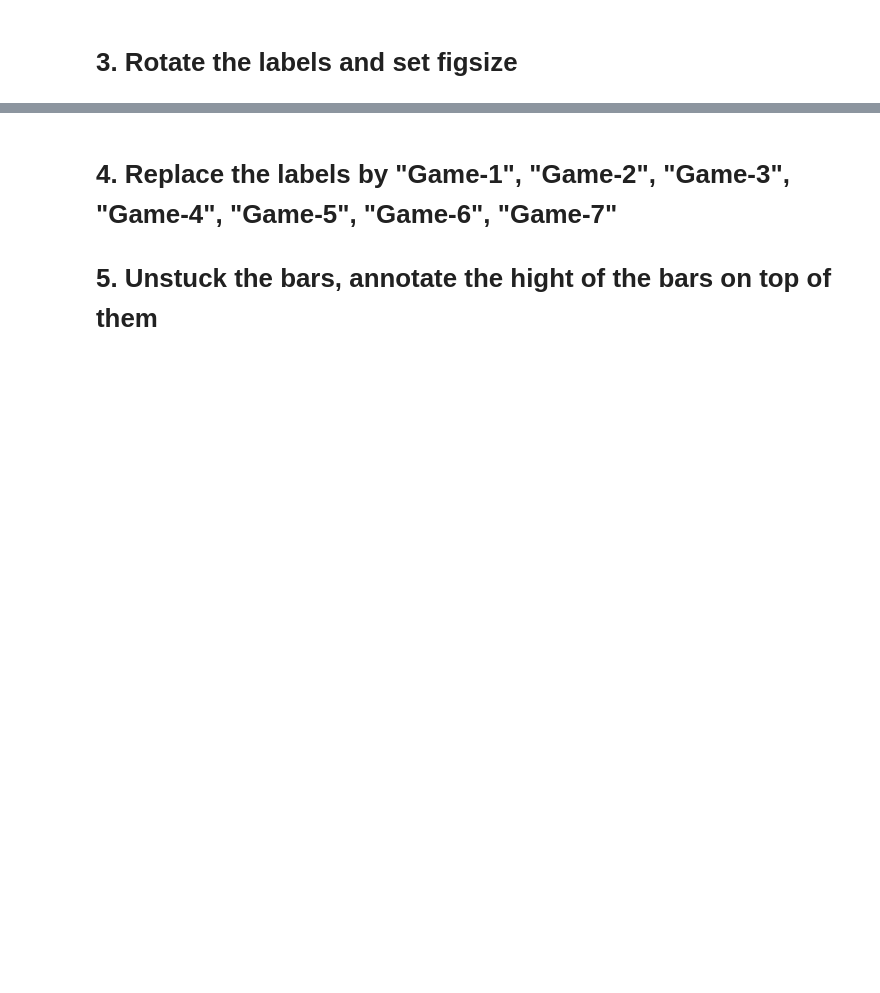
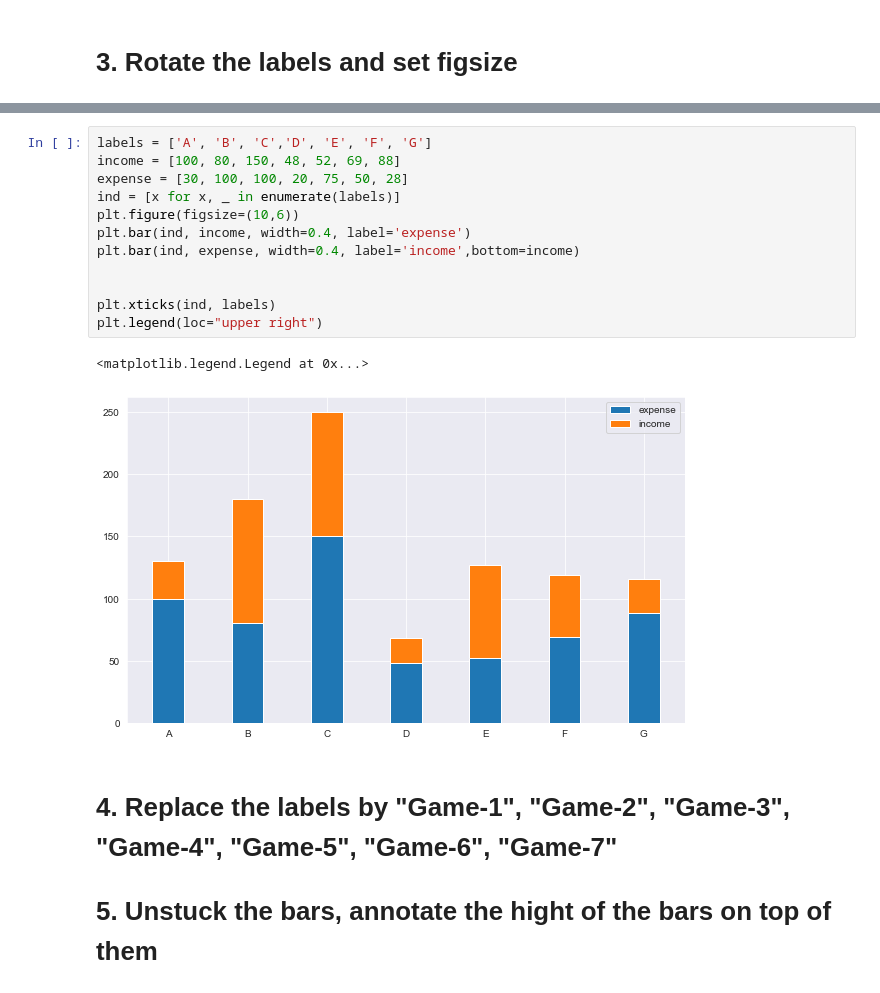
Before and after one commit to HilmiTaskin/Clarusway-DS-Students-08-21, a Jupyter notebook: 2- Weekly Agenda/week4_DV_student.ipynb, the cells around one changed output, grey strips where cells are left out. Saved outputs shown, nothing was run; the diff lists cells and outputs as text; blank space fills up the shorter version.

```diff
--- a/2- Weekly Agenda/week4_DV_student.ipynb
+++ b/2- Weekly Agenda/week4_DV_student.ipynb
@@ -41,3 +51,18 @@ df.head()
+# %%
+labels = ['A', 'B', 'C','D', 'E', 'F', 'G']
+income = [100, 80, 150, 48, 52, 69, 88]
+expense = [30, 100, 100, 20, 75, 50, 28]
+ind = [x for x, _ in enumerate(labels)]
+plt.figure(figsize=(10,6))
+plt.bar(ind, income, width=0.4, label='expense')
+plt.bar(ind, expense, width=0.4, label='income',bottom=income)
+
+
+plt.xticks(ind, labels)
+plt.legend(loc="upper right")
+# %% [output]
+<matplotlib.legend.Legend at 0x...>
+[figure, added]
 # %% [markdown]
 # 4. Replace the labels by "Game-1", "Game-2", "Game-3", "Game-4", "Game-5", "Game-6", "Game-7"
 # 5. Unstuck the bars, annotate the hight of the bars on top of them
```
Also changed, not shown: parts of 24 cells of this notebook, 35 other files.
